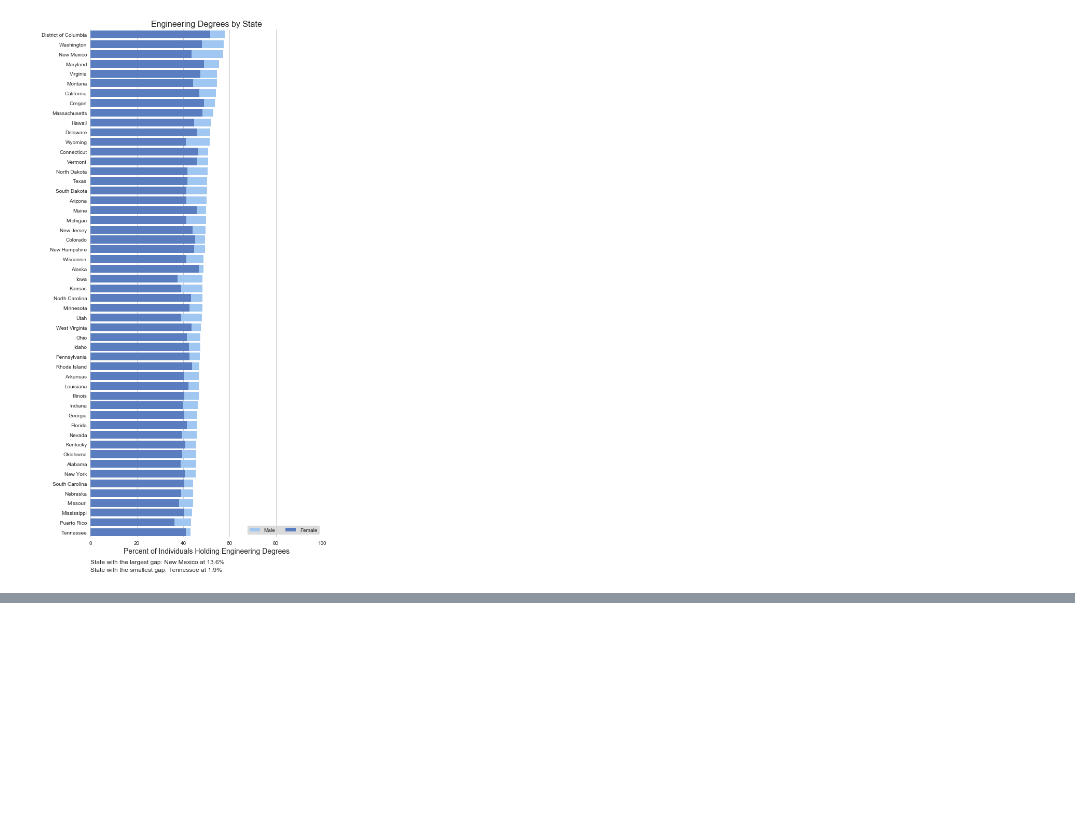
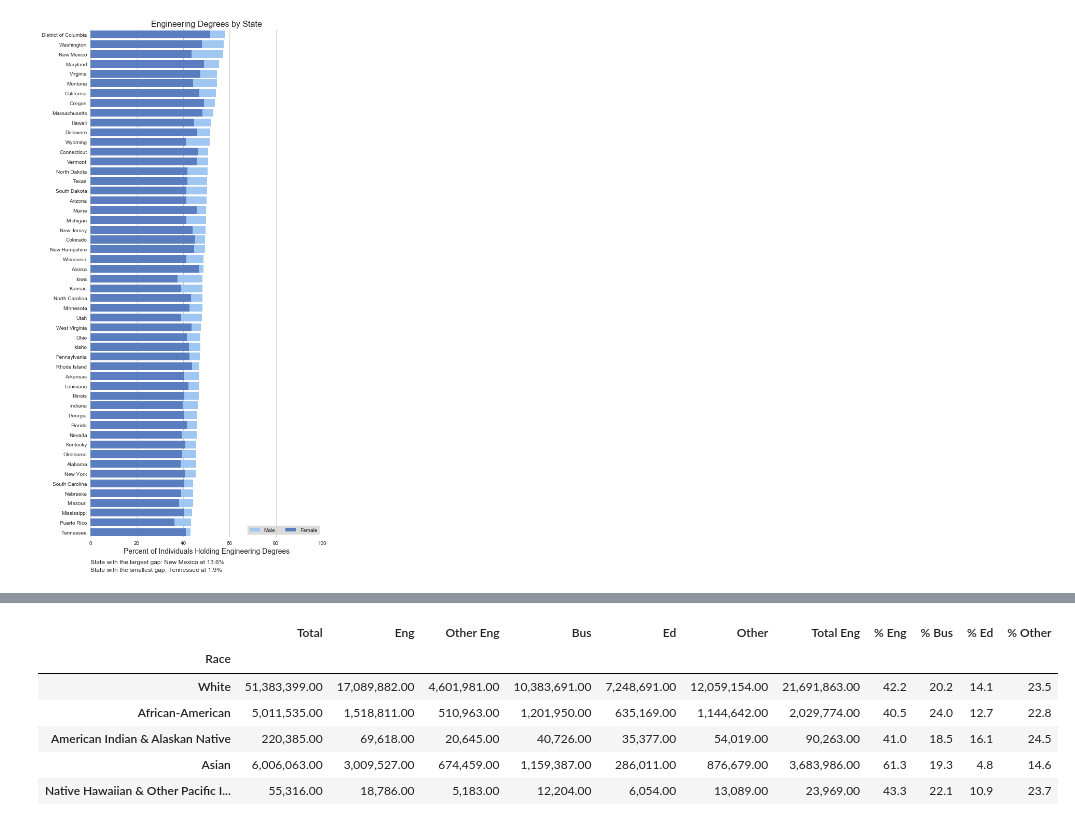
Before and after one commit to spencerrand/Census-Data-Analysis, a Jupyter notebook: Census Merged.ipynb, the cells around one changed output, grey strips where cells are left out. Drawn from its saved outputs; the diff is of its cells as text; code cells hidden in the pictures; blank space fills up the shorter version.

Commit message:
Add files via upload
New Census_Merged

```diff
--- a/Census Merged.ipynb
+++ b/Census Merged.ipynb
@@ -644,0 +672,23 @@ plt.show()
+# %%
+M2538_census_data = GetMajorData_2(2016, "White", ' ', 'C15010A_001E', 'C15010A_002E', 'C15010A_003E',
+                                       'C15010A_004E', 'C15010A_005E','C15010A_006E' )
+M4065_census_data = GetMajorData_2(2016, "African-American", ' ', 'C15010B_001E', 'C15010B_002E' ,'C15010B_003E',
+                                   'C15010B_004E', 'C15010B_005E','C15010B_006E')
+M66_census_data = GetMajorData_2(2016, "American Indian & Alaskan Native", ' ', 'C15010C_001E', 'C15010C_002E', 'C15010C_003E',
+                                       'C15010C_004E', 'C15010C_005E','C15010C_006E')
+
+
+F2538_census_data = GetMajorData_2(2016, "Asian", ' ', 'C15010D_001E', 'C15010D_002E', 'C15010D_003E',
+                                       'C15010D_004E', 'C15010D_005E','C15010D_006E')
+
+F4065_census_data = GetMajorData_2(2016, "Native Hawaiian & Other Pacific Islanders", ' ', 'C15010E_001E', 'C15010E_002E', 'C15010E_003E',
+                                       'C15010E_004E', 'C15010E_005E','C15010E_006E')
+
+
+# Combine all dataframes together
+combined_df = M2538_census_data.append(M4065_census_data, ignore_index=True)
+combined_df = combined_df.append(M66_census_data, ignore_index=True)
+combined_df = combined_df.append(F2538_census_data, ignore_index=True)
+combined_df = combined_df.append(F4065_census_data, ignore_index=True)
+
+combined_df
@@ -644,0 +702,19 @@ plt.show()
+# %%
+# Format columns and reindex on name
+combined_df["Total"] = combined_df["Total"].map("{:,.2f}".format)
+combined_df["Eng"] = combined_df["Eng"].map("{:,.2f}".format)
+combined_df["Other Eng"] = combined_df["Other Eng"].map("{:,.2f}".format)
+combined_df["Bus"] = combined_df["Bus"].map("{:,.2f}".format)
+combined_df["Ed"] = combined_df["Ed"].map("{:,.2f}".format)
+combined_df["Other"] = combined_df["Other"].map("{:,.2f}".format)
+combined_df["Total Eng"] = combined_df["Total Eng"].map("{:,.2f}".format)
+combined_df.set_index("Race", inplace=True)
+combined_df
+# %% [output]
+|  | Total | Eng | Other Eng | Bus | Ed | Other | Total Eng | % Eng | % Bus | % Ed | % Other |
+| Race |  |  |  |  |  |  |  |  |  |  |  |
+| White | 51,383,399.00 | 17,089,882.00 | 4,601,981.00 | 10,383,691.00 | 7,248,691.00 | 12,059,154.00 | 21,691,863.00 | 42.2 | 20.2 | 14.1 | 23.5 |
+| African-American | 5,011,535.00 | 1,518,811.00 | 510,963.00 | 1,201,950.00 | 635,169.00 | 1,144,642.00 | 2,029,774.00 | 40.5 | 24.0 | 12.7 | 22.8 |
+| American Indian & Alaskan Native | 220,385.00 | 69,618.00 | 20,645.00 | 40,726.00 | 35,377.00 | 54,019.00 | 90,263.00 | 41.0 | 18.5 | 16.1 | 24.5 |
+| Asian | 6,006,063.00 | 3,009,527.00 | 674,459.00 | 1,159,387.00 | 286,011.00 | 876,679.00 | 3,683,986.00 | 61.3 | 19.3 | 4.8 | 14.6 |
+| Native Hawaiian & Other Pacific I... | 55,316.00 | 18,786.00 | 5,183.00 | 12,204.00 | 6,054.00 | 13,089.00 | 23,969.00 | 43.3 | 22.1 | 10.9 | 23.7 |
```
Also changed, not shown: parts of 10 cells of this notebook.
